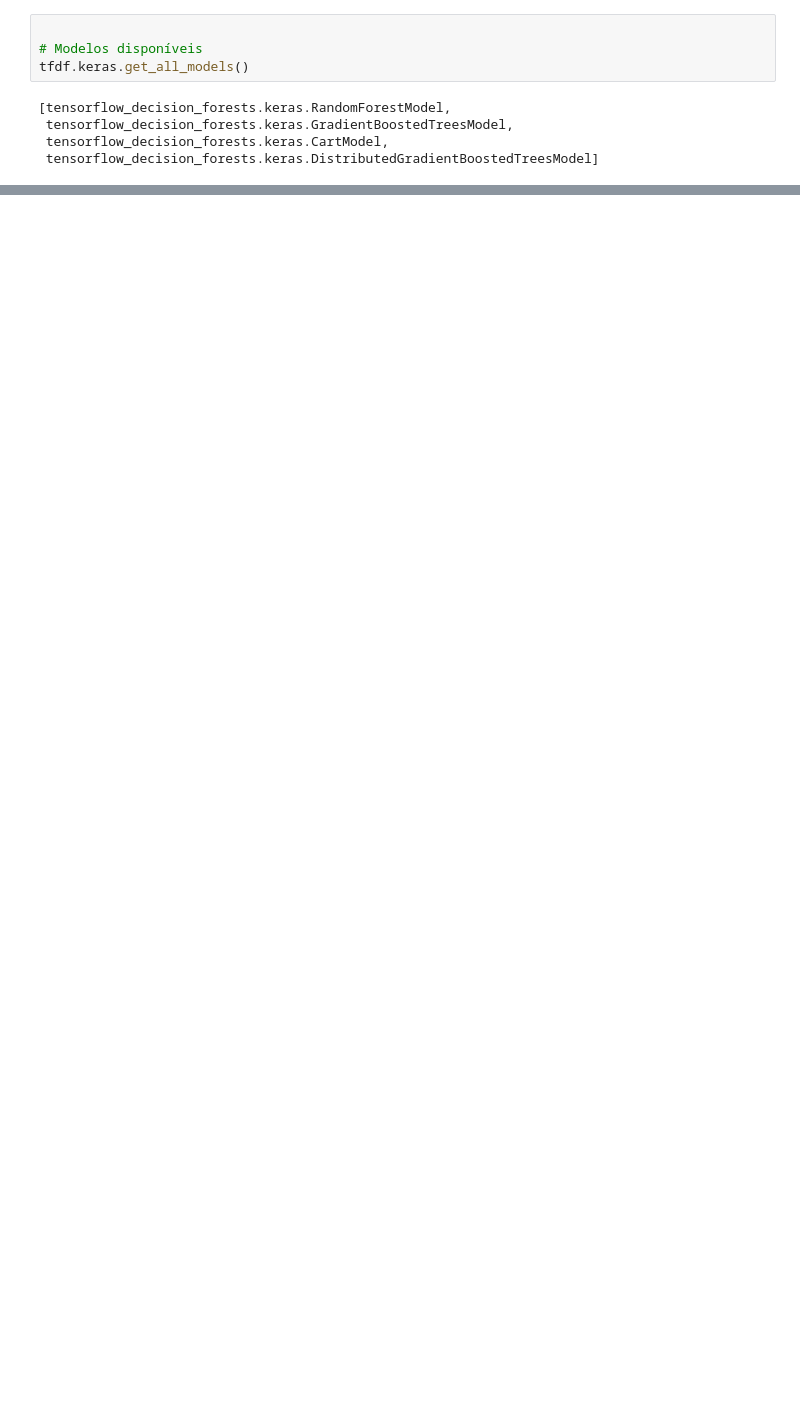
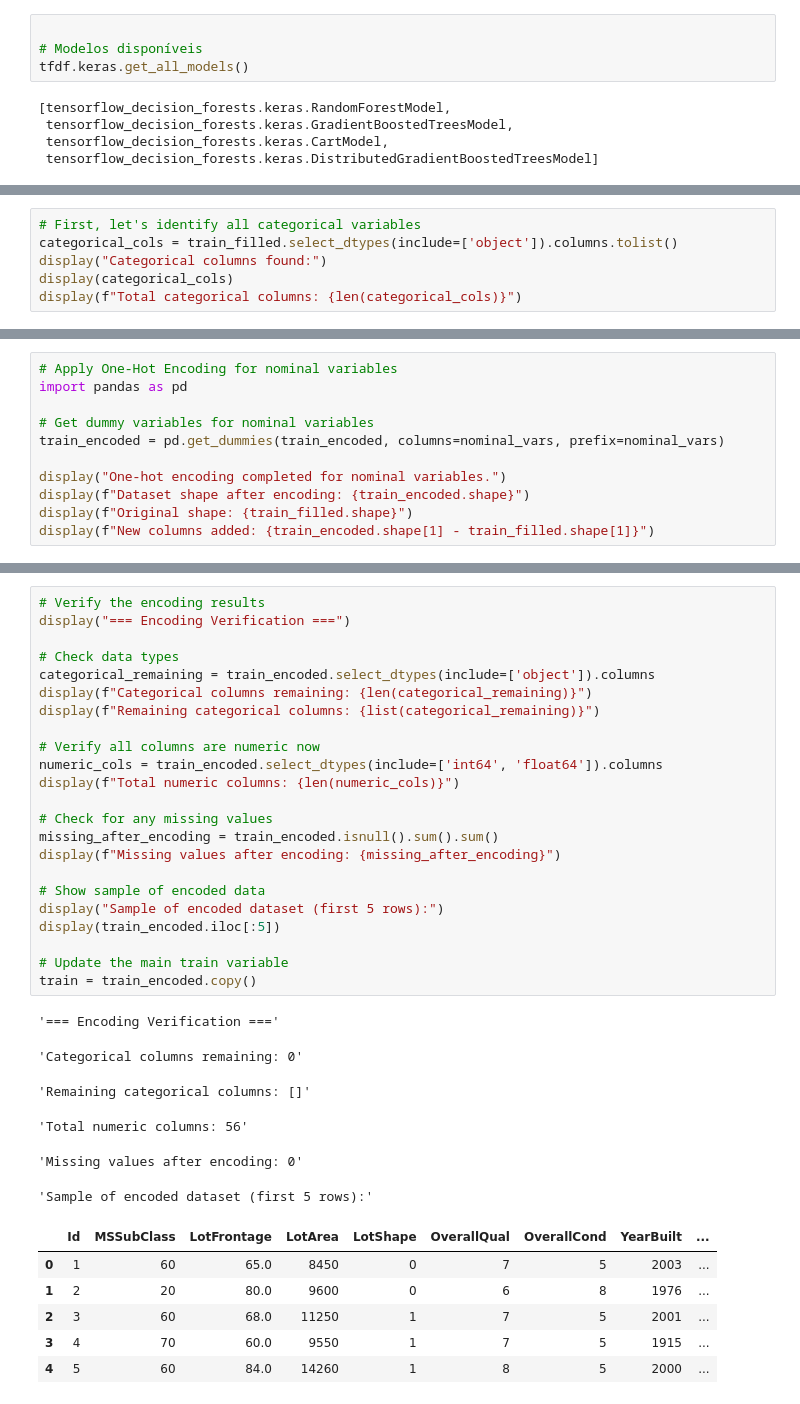
Before and after one commit to murilomaiaa/house-prices-prediction, a Jupyter notebook: estudo-dirigido.ipynb, the cells around one changed output, grey strips where cells are left out. Cells and saved outputs as stored; diff of their text form; blank space fills up the shorter version.

```diff
--- a/estudo-dirigido.ipynb
+++ b/estudo-dirigido.ipynb
@@ -241,0 +652,6 @@ inspector.variable_importances()["NUM_NODES"]
+# %%
+# First, let's identify all categorical variables
+categorical_cols = train_filled.select_dtypes(include=['object']).columns.tolist()
+display("Categorical columns found:")
+display(categorical_cols)
+display(f"Total categorical columns: {len(categorical_cols)}")
@@ -241,0 +782,11 @@ inspector.variable_importances()["NUM_NODES"]
+# %%
+# Apply One-Hot Encoding for nominal variables
+import pandas as pd
+
+# Get dummy variables for nominal variables
+train_encoded = pd.get_dummies(train_encoded, columns=nominal_vars, prefix=nominal_vars)
+
+display("One-hot encoding completed for nominal variables.")
+display(f"Dataset shape after encoding: {train_encoded.shape}")
+display(f"Original shape: {train_filled.shape}")
+display(f"New columns added: {train_encoded.shape[1] - train_filled.shape[1]}")
@@ -241,0 +798,36 @@ inspector.variable_importances()["NUM_NODES"]
+# %%
+# Verify the encoding results
+display("=== Encoding Verification ===")
+
+# Check data types
+categorical_remaining = train_encoded.select_dtypes(include=['object']).columns
+display(f"Categorical columns remaining: {len(categorical_remaining)}")
+display(f"Remaining categorical columns: {list(categorical_remaining)}")
+
+# Verify all columns are numeric now
+numeric_cols = train_encoded.select_dtypes(include=['int64', 'float64']).columns
+display(f"Total numeric columns: {len(numeric_cols)}")
+
+# Check for any missing values
+missing_after_encoding = train_encoded.isnull().sum().sum()
+display(f"Missing values after encoding: {missing_after_encoding}")
+
+# Show sample of encoded data
+display("Sample of encoded dataset (first 5 rows):")
+display(train_encoded.iloc[:5])
+
+# Update the main train variable
+train = train_encoded.copy()
+# %% [output]
+'=== Encoding Verification ==='
+'Categorical columns remaining: 0'
+'Remaining categorical columns: []'
+'Total numeric columns: 56'
+'Missing values after encoding: 0'
+'Sample of encoded dataset (first 5 rows):'
+|  | Id | MSSubClass | LotFrontage | LotArea | LotShape | OverallQual | OverallCond | YearBuilt | ... |
+| 0 | 1 | 60 | 65.0 | 8450 | 0 | 7 | 5 | 2003 | ... |
+| 1 | 2 | 20 | 80.0 | 9600 | 0 | 6 | 8 | 1976 | ... |
+| 2 | 3 | 60 | 68.0 | 11250 | 1 | 7 | 5 | 2001 | ... |
+| 3 | 4 | 70 | 60.0 | 9550 | 1 | 7 | 5 | 1915 | ... |
+| 4 | 5 | 60 | 84.0 | 14260 | 1 | 8 | 5 | 2000 | ... |
```
Also changed, not shown: parts of 35 cells of this notebook, 3 other files.
